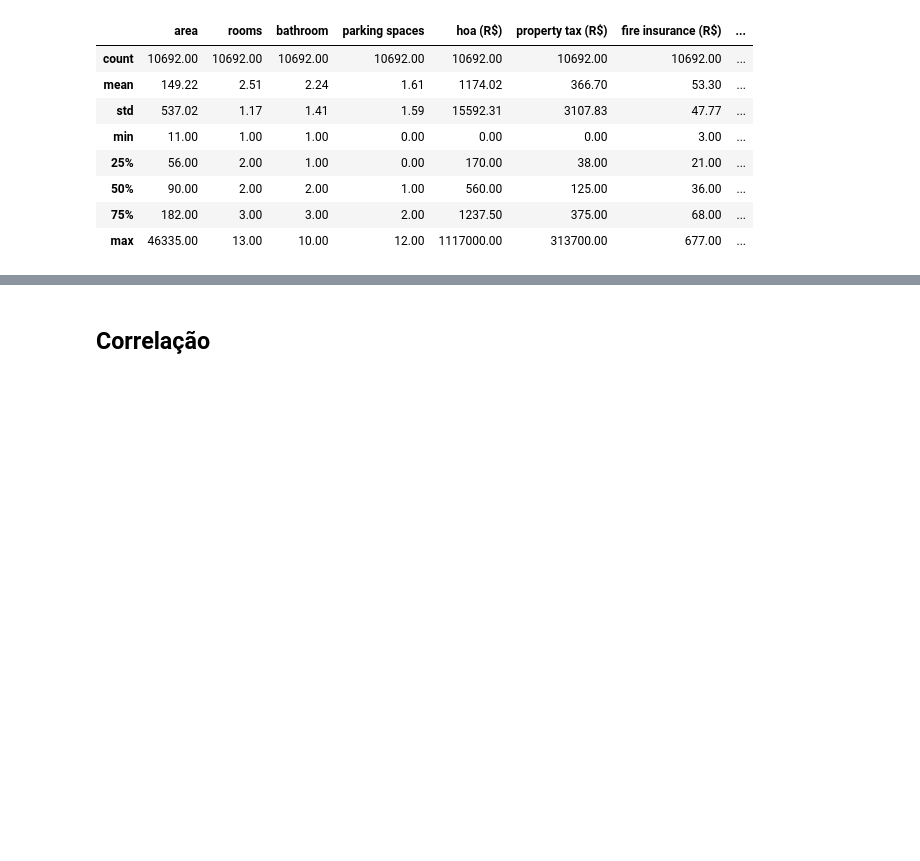
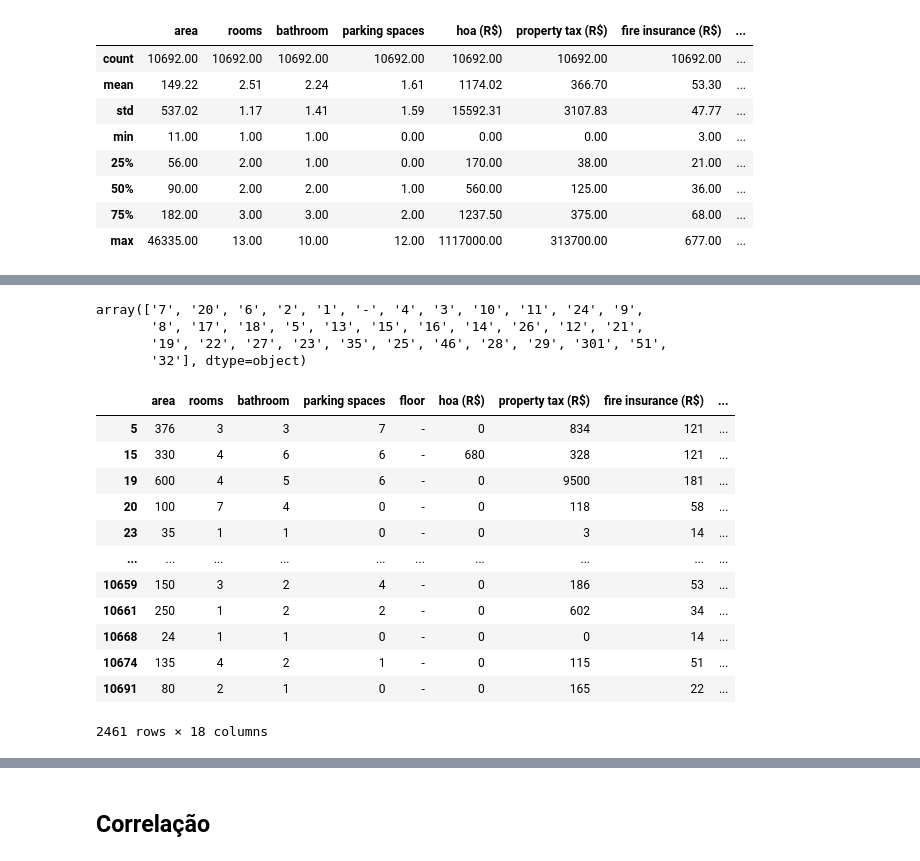
Before and after one commit to KValim/Projetcs, a Jupyter notebook: FIAP/deep learning I/quinto_andar/quinto_andar.ipynb, the cells around one changed output, grey strips where cells are left out. Saved outputs shown, nothing was run; the diff lists cells and outputs as text; code cells hidden in the pictures; blank space fills up the shorter version.

```diff
--- a/FIAP/deep learning I/quinto_andar/quinto_andar.ipynb
+++ b/FIAP/deep learning I/quinto_andar/quinto_andar.ipynb
@@ -88,0 +105,23 @@ memory usage: 1002.5+ KB
+# %%
+df['floor'].unique()
+# %% [output]
+array(['7', '20', '6', '2', '1', '-', '4', '3', '10', '11', '24', '9',
+       '8', '17', '18', '5', '13', '15', '16', '14', '26', '12', '21',
+       '19', '22', '27', '23', '35', '25', '46', '28', '29', '301', '51',
+       '32'], dtype=object)
+# %%
+df[df['floor']=='-']
+# %% [output]
+|  | area | rooms | bathroom | parking spaces | floor | hoa (R$) | property tax (R$) | fire insurance (R$) | ... |
+| 5 | 376 | 3 | 3 | 7 | - | 0 | 834 | 121 | ... |
+| 15 | 330 | 4 | 6 | 6 | - | 680 | 328 | 121 | ... |
+| 19 | 600 | 4 | 5 | 6 | - | 0 | 9500 | 181 | ... |
+| 20 | 100 | 7 | 4 | 0 | - | 0 | 118 | 58 | ... |
+| 23 | 35 | 1 | 1 | 0 | - | 0 | 3 | 14 | ... |
+| ... | ... | ... | ... | ... | ... | ... | ... | ... | ... |
+| 10659 | 150 | 3 | 2 | 4 | - | 0 | 186 | 53 | ... |
+| 10661 | 250 | 1 | 2 | 2 | - | 0 | 602 | 34 | ... |
+| 10668 | 24 | 1 | 1 | 0 | - | 0 | 0 | 14 | ... |
+| 10674 | 135 | 4 | 2 | 1 | - | 0 | 115 | 51 | ... |
+| 10691 | 80 | 2 | 1 | 0 | - | 0 | 165 | 22 | ... |
+2461 rows × 18 columns
```
Also changed, not shown: parts of 28 cells of this notebook, 16 other files.
